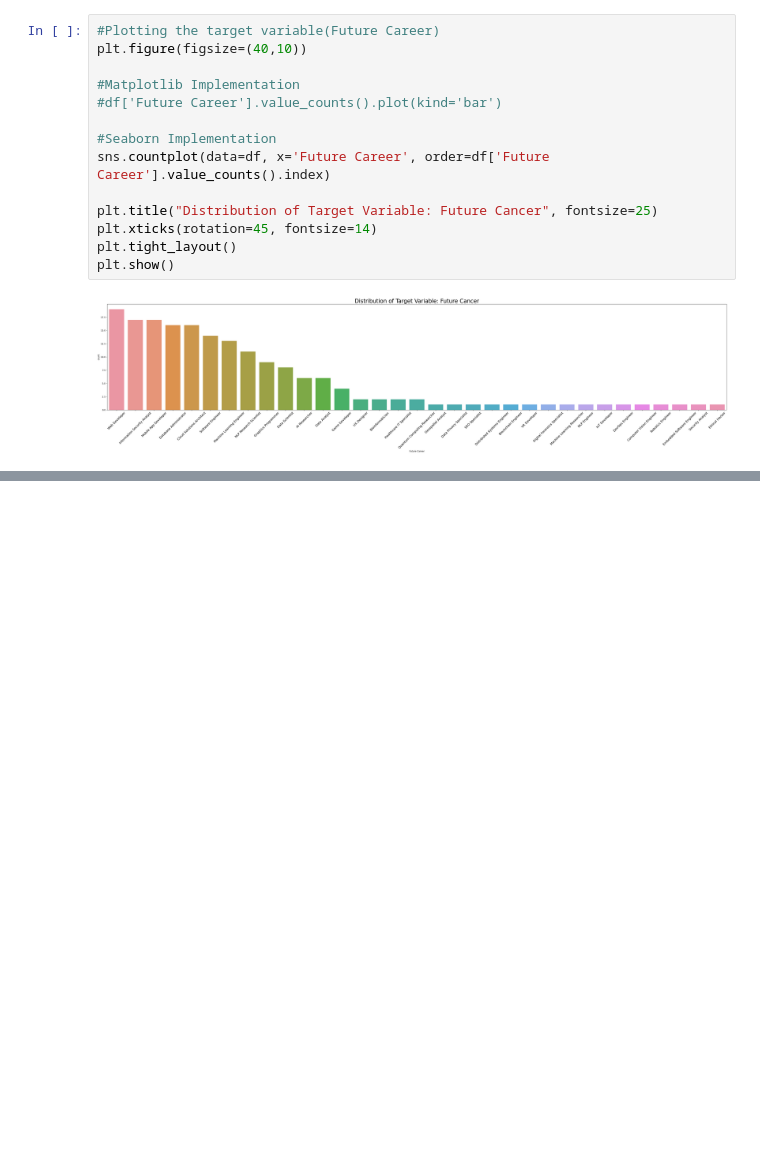
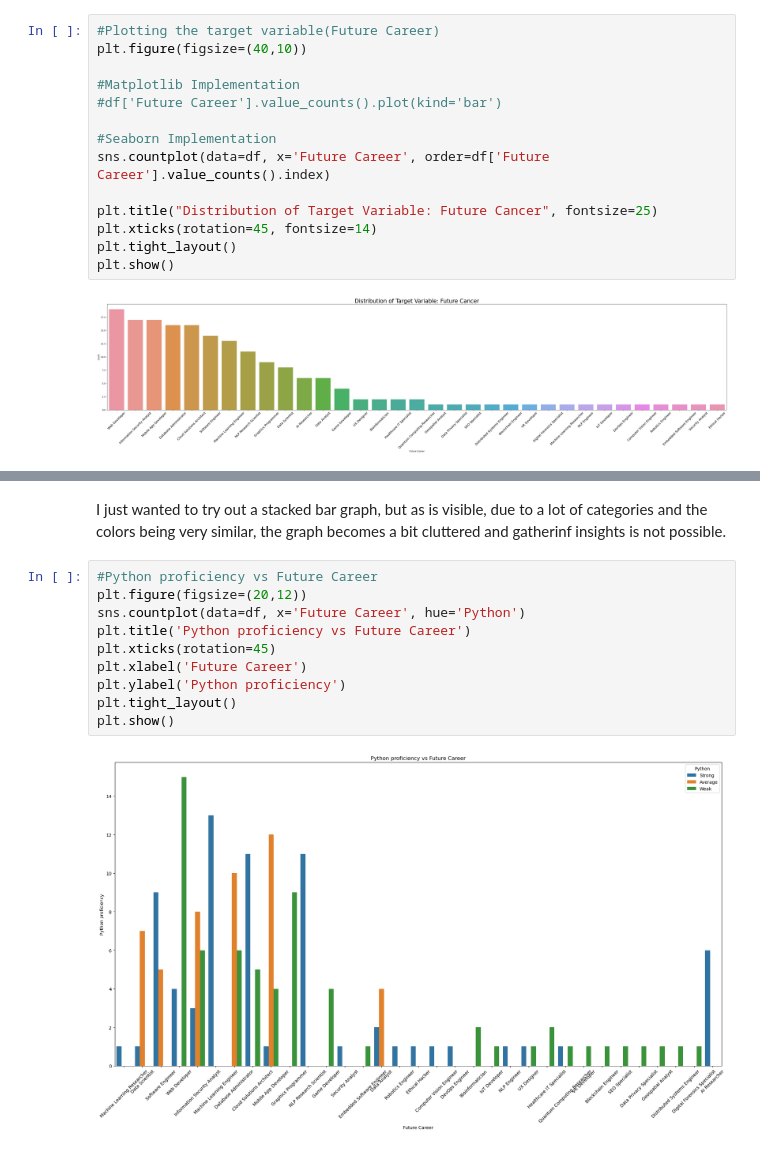
Before and after one commit to pegasus991/career-counsellor-ml, a Jupyter notebook: notebooks/EDA.ipynb, the cells around one changed output, grey strips where cells are left out. Saved outputs shown, nothing was run; the diff lists cells and outputs as text; blank space fills up the shorter version.

```diff
--- a/notebooks/EDA.ipynb
+++ b/notebooks/EDA.ipynb
@@ -128,0 +155,14 @@ plt.show()
+# %% [markdown]
+I just wanted to try out a stacked bar graph, but as is visible, due to a lot of categories and the colors being very similar, the graph becomes a bit cluttered and gatherinf insights is not possible.
+# %%
+#Python proficiency vs Future Career
+plt.figure(figsize=(20,12))
+sns.countplot(data=df, x='Future Career', hue='Python')
+plt.title('Python proficiency vs Future Career')
+plt.xticks(rotation=45)
+plt.xlabel('Future Career')
+plt.ylabel('Python proficiency')
+plt.tight_layout()
+plt.show()
+# %% [output]
+[figure, added]
```
Also changed, not shown: parts of 12 cells of this notebook.
